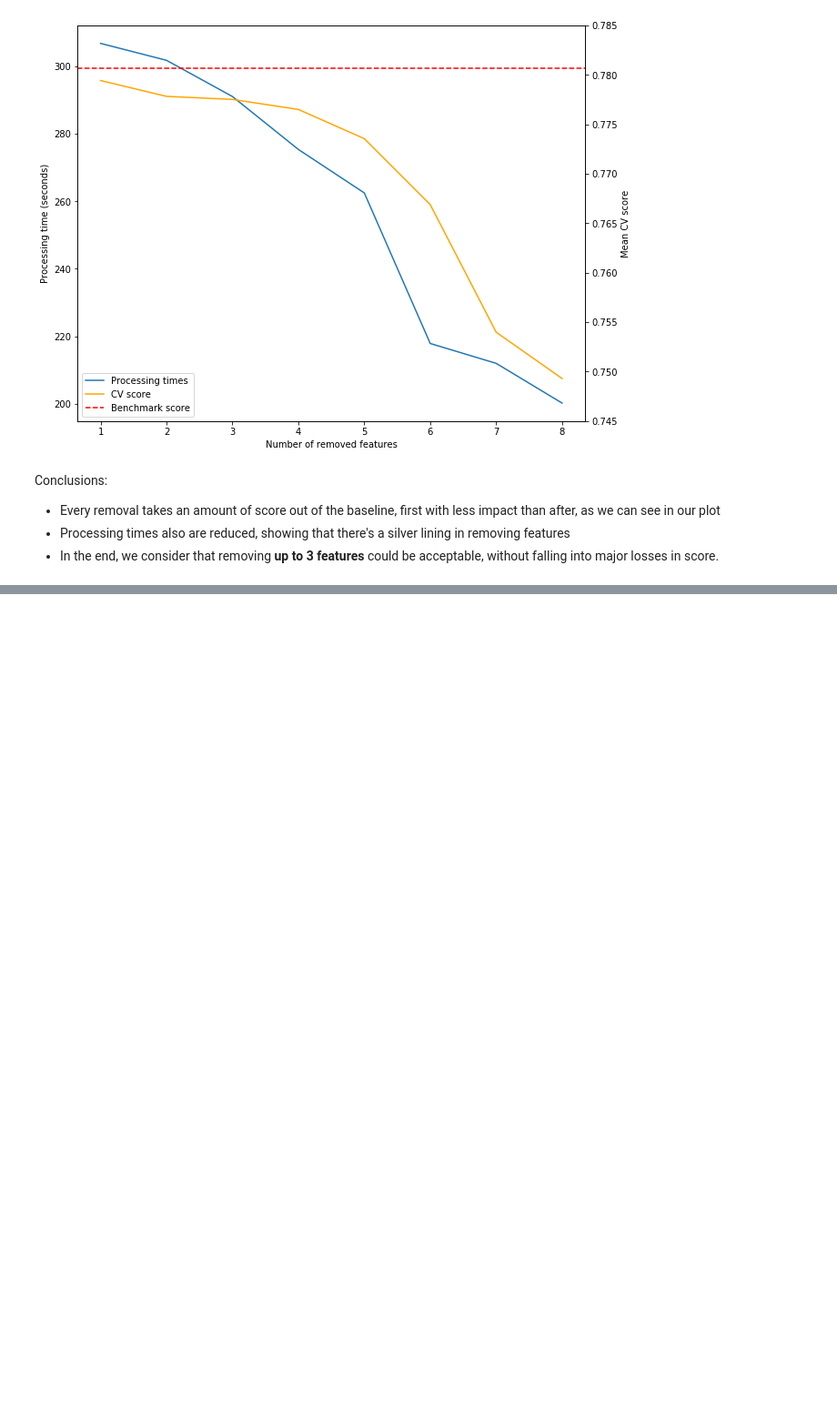
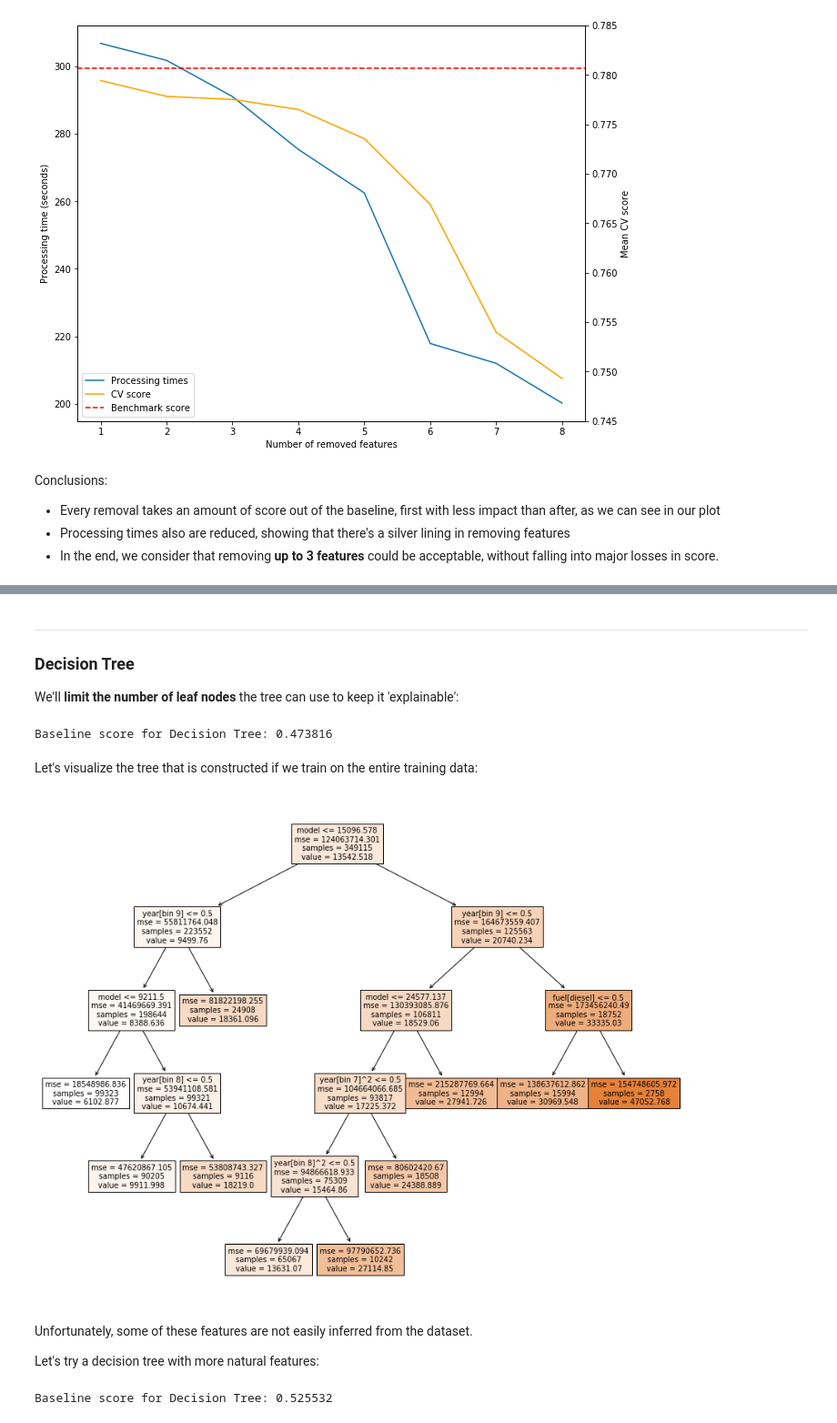
Before and after one commit to AppliedML2020/assignment-3-tomas-larrain, a Jupyter notebook: hw-3.ipynb, the cells around one changed output, grey strips where cells are left out. Shown at 91% size. Cells and saved outputs as stored; diff of their text form; code cells hidden in the pictures; blank space fills up the shorter version.

```diff
--- a/hw-3.ipynb
+++ b/hw-3.ipynb
@@ -1329,0 +1488,58 @@ Conclusions:
+# %% [markdown]
+---
+
+### Decision Tree
+
+We'll **limit the number of leaf nodes** the tree can use to keep it 'explainable':
+# %%
+from sklearn.tree import DecisionTreeRegressor
+
+# Get a baseline score for a Decision Tree Regressor
+tree = DecisionTreeRegressor(max_leaf_nodes=10, random_state=25)
+tree_pipe = make_pipeline(BEST_PREPROCESSOR_NO_SCALING, tree)
+tree_baseline_score = cross_val_score(tree_pipe, X_train, y_train, cv=shuffle).mean()
+print(f"Baseline score for Decision Tree: {tree_baseline_score:.6f}")
+# %% [output]
+Baseline score for Decision Tree: 0.473816
+# %% [markdown]
+Let's visualize the tree that is constructed if we train on the entire training data:
+# %%
+tree = DecisionTreeRegressor(max_leaf_nodes=10, random_state=25)
+tree_pipe = make_pipeline(BEST_PREPROCESSOR_NO_SCALING, tree)
+tree_pipe.fit(X_train, y_train);
+# %%
+from sklearn.tree import plot_tree
+
+fix, ax = plt.subplots(figsize=(15,12))
+plot_tree(tree, feature_names=feature_names(BEST_PREPROCESSOR_NO_SCALING), filled=True, ax=ax);
+# %% [output]
+[figure, added]
+# %% [markdown]
+Unfortunately, some of these features are not easily inferred from the dataset.
+
+Let's try a decision tree with more natural features:
+# %%
+impute_good_ord_enc_pl = make_pipeline(SimpleImputer(strategy='constant', fill_value='good'), OrdinalEncoder(categories=[conditions]))
+median_bin_ordinal_enc_pl = make_pipeline(
+    SimpleImputer(strategy='median'), KBinsDiscretizer(encode='ordinal', n_bins=10))
+manufacturer_no_scale_pl = make_pipeline(man_model_cleaner, FunctionTransformer(lambda X: X[['manufacturer']]), ce.TargetEncoder())
+
+tree_preprocessor = make_column_transformer(
+    (base_url_target_encode_no_scale_pl, ['url']),
+    (ctd_parser, ['url']),
+    (SimpleImputer(strategy='median'), ['year']),
+    (median_bin_ordinal_enc_pl, ['odometer']),
+    (manufacturer_no_scale_pl, ['manufacturer', 'model']),
+    (model_no_scale_pl, ['manufacturer', 'model']),
+#    (impute_good_ord_enc_pl, ['condition'])
+
+#    (new_cat_ohe_pl, ['cylinders', 'drive', 'size', 'type', 'paint_color', 'state']),
+#    (most_freq_ohe_pl, ['fuel', 'title_status', 'transmission'])
+)
+
+tree = DecisionTreeRegressor(max_leaf_nodes=10, random_state=25)
+tree_pipe = make_pipeline(tree_preprocessor, tree)
+tree_baseline_score = cross_val_score(tree_pipe, X_train, y_train, cv=shuffle).mean()
+print(f"Baseline score for Decision Tree: {tree_baseline_score:.6f}")
+# %% [output]
+Baseline score for Decision Tree: 0.525532
```
Also changed, not shown: parts of 15 cells of this notebook.
